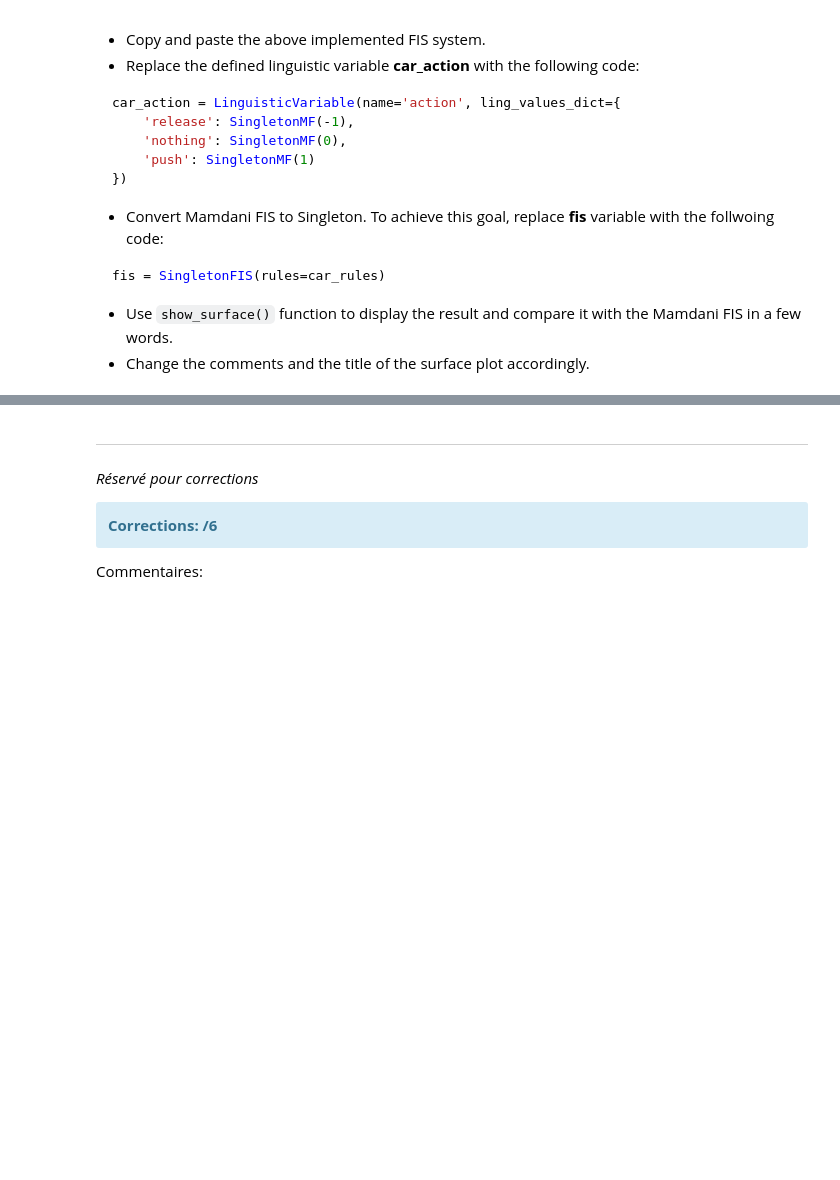
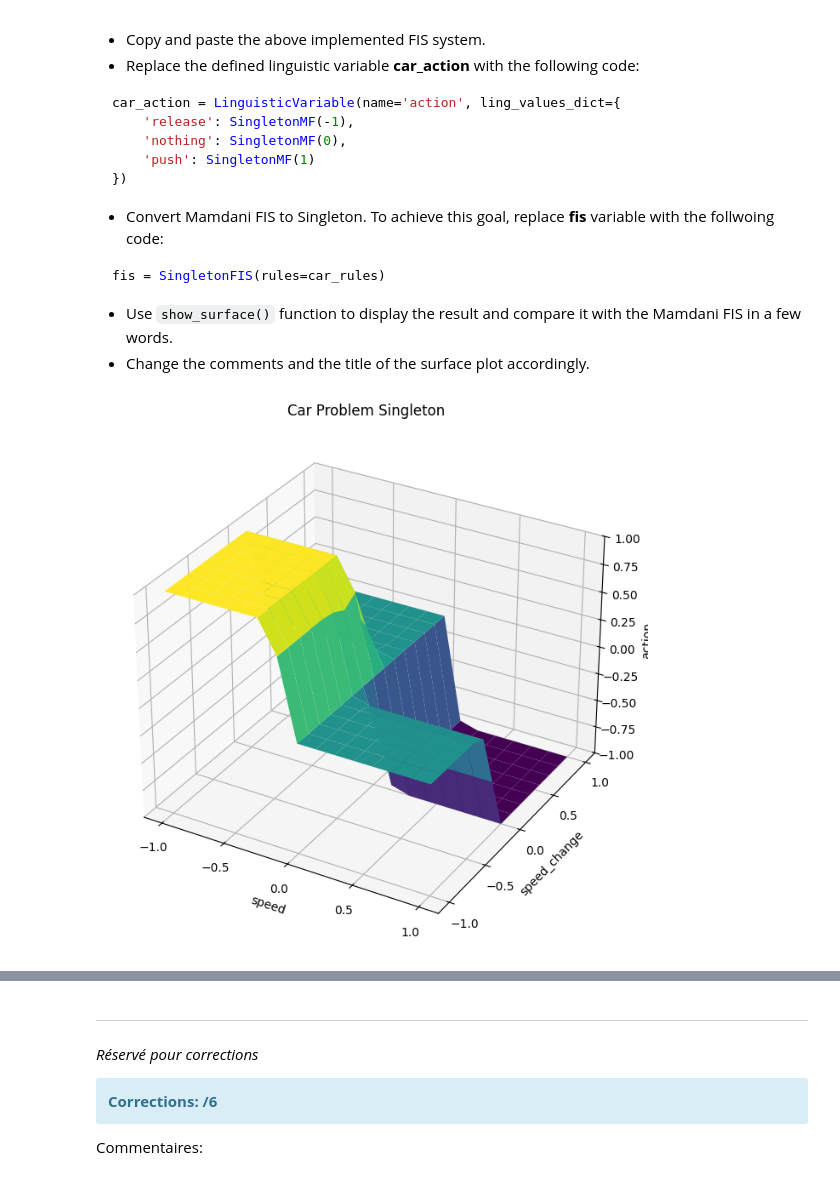
Before and after one commit to Raynobrak/heigvd-labos-xai, a Jupyter notebook: TP2/XAI_TP2_2025_Ançay_Charbonnier.ipynb, the cells around one changed output, grey strips where cells are left out. Cells and saved outputs as stored; diff of their text form; code cells hidden in the pictures; blank space fills up the shorter version.

```diff
--- a/TP2/XAI_TP2_2025_Ançay_Charbonnier.ipynb
+++ b/TP2/XAI_TP2_2025_Ançay_Charbonnier.ipynb
@@ -222,3 +227,81 @@ fis = SingletonFIS(rules=car_rules)
 * Change the comments and the title of the surface plot accordingly.
 # %%
 # Your code here
+# LV car_speed
+car_speed = LinguisticVariable(name='speed', ling_values_dict={
+    'slow': LinPWMF([-0.2, 1], [0, 0]),
+    'ok': LinPWMF([-0.2, 0], [0, 1], [0.15, 0]),
+    'fast': LinPWMF([0, 0], [0.15, 1], [1, 1])
+})
+
+# LV speed change
+car_acc = LinguisticVariable(name='speed_change', ling_values_dict={
+    'slowing': LinPWMF([-0.3, 1], [0, 0]),
+    'constant': LinPWMF([-0.3, 0], [0, 1], [0.3, 0]),
+    'rising': LinPWMF([0, 0], [0.3, 1])
+})
+
+# LV action
+car_action = LinguisticVariable(name='action', ling_values_dict={
+    'release': SingletonMF(-1),
+    'nothing': SingletonMF(0),
+    'push': SingletonMF(1)
+})
+
+# Rules
+car_rules = [
+    FuzzyRule(ant_act_func=AND_min,
+              ants=[Antecedent(car_speed, 'fast'),
+                    Antecedent(car_acc, 'constant')],
+              cons=[Consequent(car_action, 'release')], impl_func=MIN),
+
+    FuzzyRule(ant_act_func=AND_min,
+              ants=[Antecedent(car_speed, 'fast'),
+                    Antecedent(car_acc, 'rising')],
+              cons=[Consequent(car_action, 'release')], impl_func=MIN),
+
+    FuzzyRule(ant_act_func=AND_min,
+              ants=[Antecedent(car_speed, 'slow'),
+                    Antecedent(car_acc, 'constant')],
+              cons=[Consequent(car_action, 'push')], impl_func=MIN),
+
+    FuzzyRule(ant_act_func=AND_min,
+              ants=[Antecedent(car_speed, 'slow'),
+                    Antecedent(car_acc, 'slowing')],
+              cons=[Consequent(car_action, 'push')], impl_func=MIN),
+
+    FuzzyRule(ant_act_func=AND_min,
+              ants=[Antecedent(car_speed, 'fast'),
+                    Antecedent(car_acc, 'slowing')],
+              cons=[Consequent(car_action, 'nothing')], impl_func=MIN),
+
+    FuzzyRule(ant_act_func=AND_min,
+              ants=[Antecedent(car_speed, 'ok'),
+                    Antecedent(car_acc, 'slowing')],
+              cons=[Consequent(car_action, 'nothing')], impl_func=MIN),
+
+    FuzzyRule(ant_act_func=AND_min,
+              ants=[Antecedent(car_speed, 'ok'),
+                    Antecedent(car_acc, 'constant')],
+              cons=[Consequent(car_action, 'nothing')], impl_func=MIN),
+
+    FuzzyRule(ant_act_func=AND_min,
+              ants=[Antecedent(car_speed, 'ok'),
+                    Antecedent(car_acc, 'rising')],
+              cons=[Consequent(car_action, 'nothing')], impl_func=MIN),
+
+    FuzzyRule(ant_act_func=AND_min,
+              ants=[Antecedent(car_speed, 'slow'),
+                    Antecedent(car_acc, 'rising')],
+              cons=[Consequent(car_action, 'nothing')], impl_func=MIN)
+]
+
+# Fuzzy Systems
+fis = SingletonFIS(rules=car_rules)
+
+# Surface
+fig, ax = plt.subplots(figsize=(8, 8), subplot_kw=dict(projection='3d'))
+show_surface(fis, ax=ax, title="Car Problem Singleton", x_label="speed", y_label="speed_change", z_label="action",
+                 n_pts=15, x_range=(-1, 1), y_range=(-1, 1), z_range=(-1, 1))
+# %% [output]
+[figure, added]
```
Also changed, not shown: parts of 10 cells of this notebook, 1 other file.
